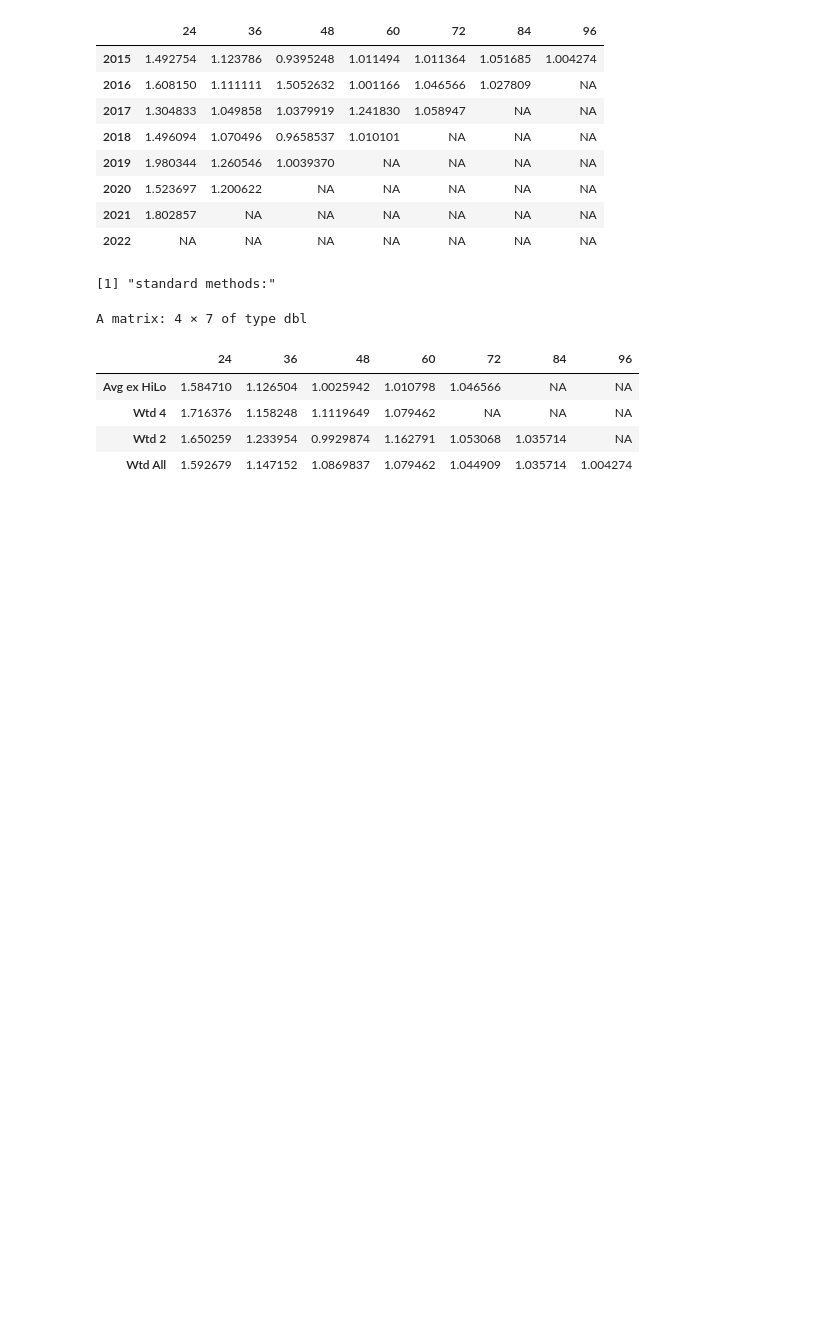
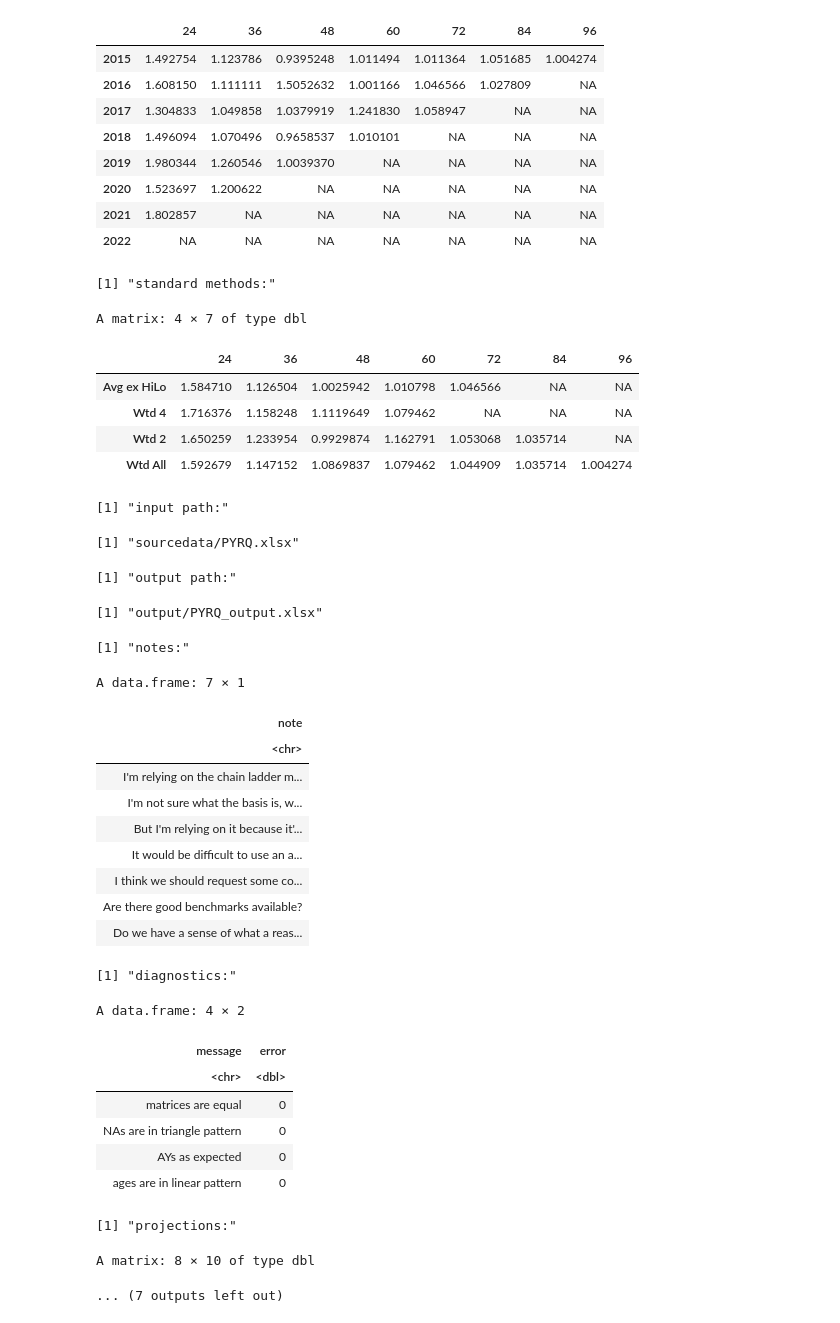
Before and after one commit to Dim-Alps-201/KP, a Jupyter notebook: triangle exercise.ipynb, the cells around one changed output. Drawn from its saved outputs; the diff is of its cells as text; code cells hidden in the pictures; blank space fills up the shorter version.

Commit message:
output

```diff
--- a/triangle exercise.ipynb
+++ b/triangle exercise.ipynb
@@ -49,8 +31,11 @@ Installing package into ‘/usr/local/lib/R/site-library’
 # %%
 ##create worbook for output, test saving a copy
 library(openxlsx2)
-wb <- wb_load("sourcedata/PYRQ.xlsx")
-wb_save(wb,"output/PYRQ_output.xlsx",overwrite = TRUE)
+input_path = "sourcedata/PYRQ.xlsx"
+output_path = "output/PYRQ_output.xlsx"
+
+wb <- wb_load(input)
+wb_save(wb,output,overwrite = TRUE)
 
 #create styles
 dec3="0.000"
@@ -449,3 +434,53 @@ newsheet_destructive("notes")
 popsheet("notes",Notes,"Notes",dec0,1,1)
 autowidth("notes",,12)
 wb_save(wb, "output/PYRQ_output.xlsx", overwrite = TRUE)
+# %%
+##output in the notebook also
+
+print("input path:")
+input_path
+
+print("output path:")
+output_path
+
+print("notes:")
+Notes
+
+print("diagnostics:")
+test_errors
+
+print("projections:")
+m_expanded
+
+print("LDFs")
+l_avg1
+
+print("selections:")
+Methods_expanded
+# %% [output]
+[1] "input path:"
+[1] "sourcedata/PYRQ.xlsx"
+[1] "output path:"
+[1] "output/PYRQ_output.xlsx"
+[1] "notes:"
+A data.frame: 7 × 1
+| note |
+| <chr> |
+| I'm relying on the chain ladder m... |
+| I'm not sure what the basis is, w... |
+| But I'm relying on it because it'... |
+| It would be difficult to use an a... |
+| I think we should request some co... |
+| Are there good benchmarks available? |
+| Do we have a sense of what a reas... |
+[1] "diagnostics:"
+A data.frame: 4 × 2
+| message | error |
+| <chr> | <dbl> |
+| matrices are equal | 0 |
+| NAs are in triangle pattern | 0 |
+| AYs as expected | 0 |
+| ages are in linear pattern | 0 |
+[1] "projections:"
+A matrix: 8 × 10 of type dbl
+... (7 outputs left out)
```
Also changed, not shown: parts of 2 cells of this notebook, 1 other file.
